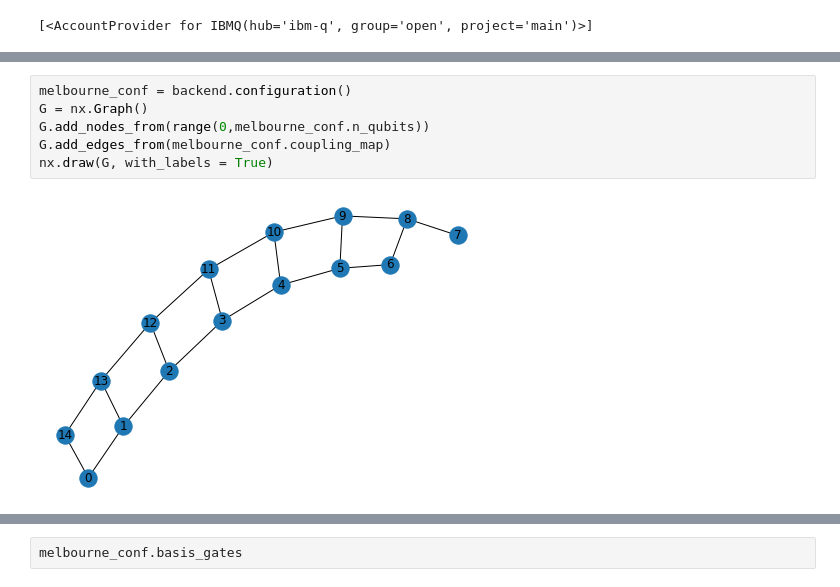
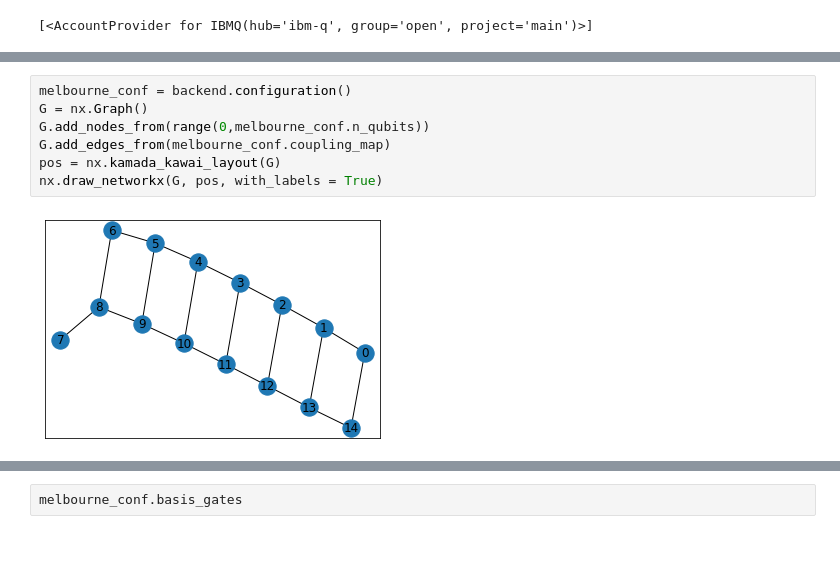
Before and after one commit to tomtuamnuq/compare-qiskit-ocean, a Jupyter notebook: comparison/Qiskit/General/Backends_Overview.ipynb, the cells around one changed output, grey strips where cells are left out. Saved outputs shown, nothing was run; the diff lists cells and outputs as text; blank space fills up the shorter version.

```diff
--- a/comparison/Qiskit/General/Backends_Overview.ipynb
+++ b/comparison/Qiskit/General/Backends_Overview.ipynb
@@ -44,11 +48,12 @@ print(f" {backend.name()} currently has {backend.status().pending_jobs} pending
 # %%
 melbourne_conf = backend.configuration()
 G = nx.Graph()
 G.add_nodes_from(range(0,melbourne_conf.n_qubits))
 G.add_edges_from(melbourne_conf.coupling_map)
-nx.draw(G, with_labels = True)
+pos = nx.kamada_kawai_layout(G)
+nx.draw_networkx(G, pos, with_labels = True)
 # %% [output]
-[figure, old version]
+[figure, new version]
 # %%
 melbourne_props = backend.properties()
 melbourne_props.qubits[1]
```
Also changed, not shown: parts of 5 cells of this notebook.
